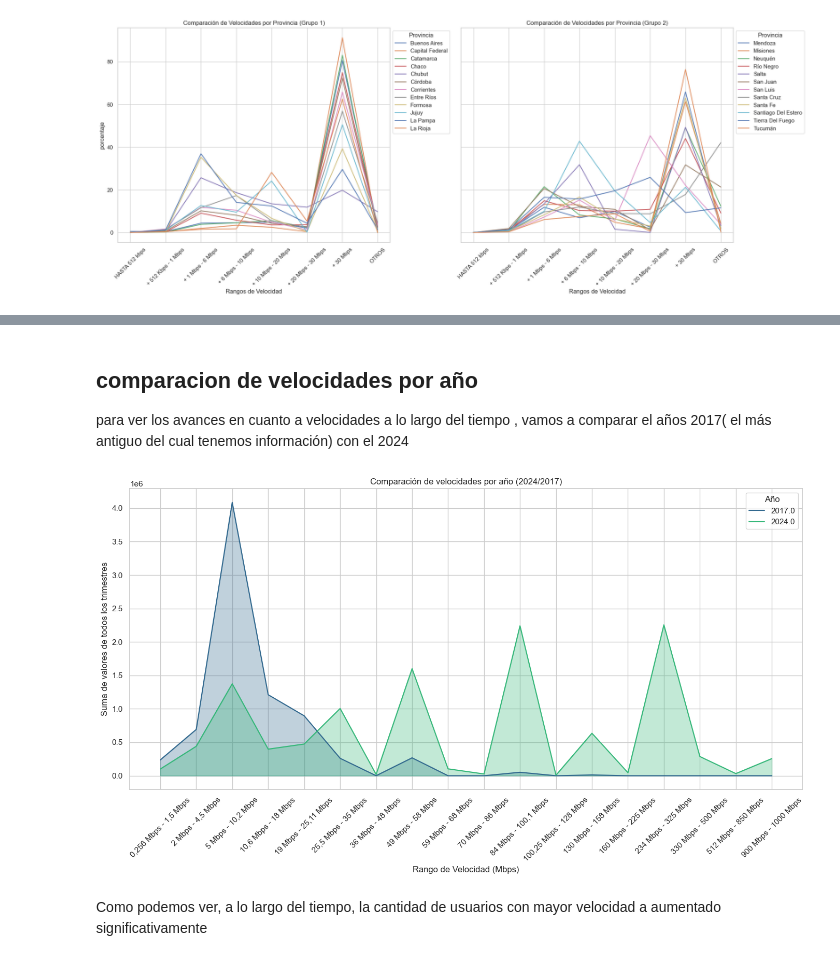
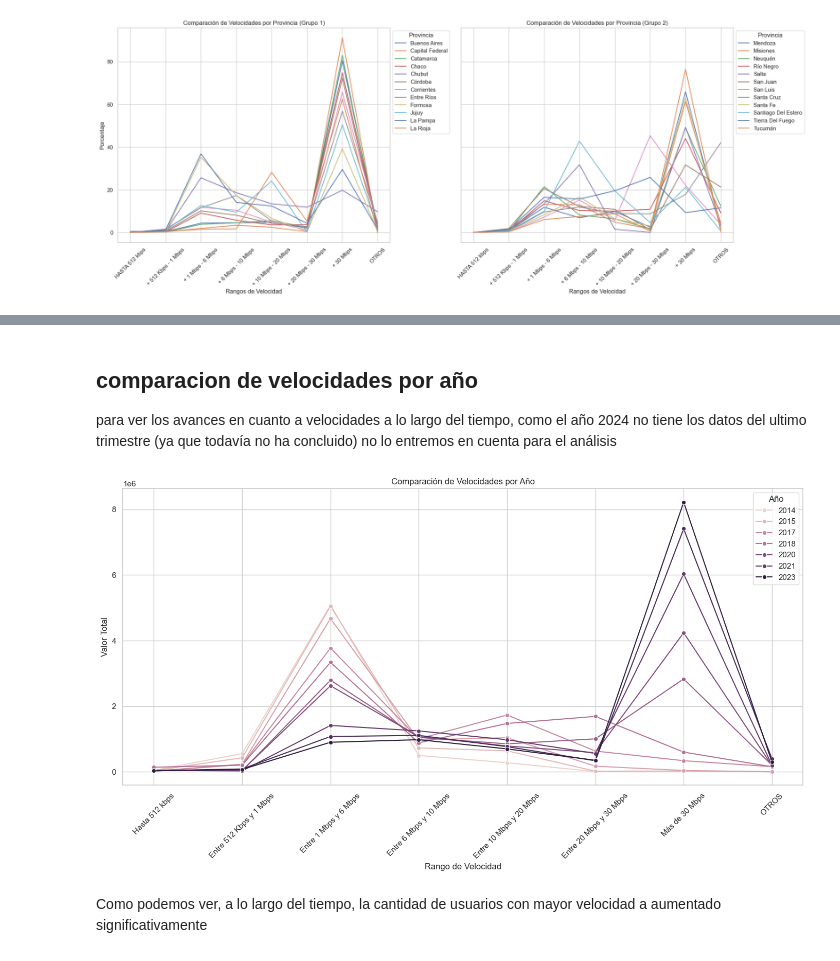
Before and after one commit to federicopiparo/Proyecto-Individual-N-2---Piparo-Federico, a Jupyter notebook: proyecto individual EDA -Federico piapro/EDA.ipynb, the cells around one changed output, grey strips where cells are left out. Saved outputs shown, nothing was run; the diff lists cells and outputs as text; code cells hidden in the pictures.

```diff
--- a/proyecto individual EDA -Federico piapro/EDA.ipynb
+++ b/proyecto individual EDA -Federico piapro/EDA.ipynb
@@ -306,46 +332,43 @@ plt.show()
 # %% [markdown]
 ## comparacion de velocidades por año
 
-para ver los avances en cuanto a velocidades a lo largo del tiempo , vamos a comparar el años 2017( el más antiguo del cual tenemos información) con el 2024
+para ver los avances en cuanto a velocidades a lo largo del tiempo, como el año 2024 no tiene los datos del ultimo trimestre (ya que todavía no ha concluido) no lo entremos en cuenta para el análisis
-# %%
-# Paso 1: Agrupar por Año y sumar los trimestres
-df_por_año = DF_Velocidad_sin_Rangos.groupby('Año').sum()
-
-# Paso 2: Filtrar solo los años 2017 y 2024
-df_años_filtrados = df_por_año.loc[df_por_año.index.isin([2017, 2024])]
-
-# Paso 3: Filtrar solo las columnas con velocidades entre 0 Mbps y 1000 Mbps
-df_velocidades_filtrado = df_años_filtrados.loc[:, '0,256 Mbps':'1000 Mbps']
-
-# Paso 4: Agrupar las columnas de 10 en 10 y sumar
-df_combinado = pd.DataFrame()
-
-# Crear un nuevo DataFrame con las sumas de cada grupo de 10 columnas
-columnas = df_velocidades_filtrado.columns
-for i in range(0, len(columnas), 10):
-    columnas_seleccionadas = columnas[i:i+10]
-    df_combinado[f'{columnas_seleccionadas[0]} - {columnas_seleccionadas[-1]}'] = df_velocidades_filtrado[columnas_seleccionadas].sum(axis=1)
-
-# Paso 5: Transponer el DataFrame para que las velocidades estén en el eje X y los años en el eje Y
-df_transpuesto = df_combinado.T
-
-# Paso 6: Crear la gráfica con una paleta de colores gradual
-plt.figure(figsize=(14, 8))
-colores = sns.color_palette("viridis", n_colors=len(df_transpuesto.columns))
-
-# Graficar cada año con relleno debajo de la línea
-for i, año in enumerate(df_transpuesto.columns):
-    plt.plot(df_transpuesto.index, df_transpuesto[año], label=f'{año}', color=colores[i])
-    plt.fill_between(df_transpuesto.index, df_transpuesto[año], color=colores[i], alpha=0.3)
-
-plt.xlabel('Rango de Velocidad (Mbps)')
-plt.ylabel('Suma de valores de todos los trimestres')
-plt.title('Comparación de velocidades por año (2024/2017)')
-plt.legend(title='Año')
-plt.xticks(rotation=45)
-plt.tight_layout()  # Ajustar el diseño para que no se corte
-plt.show()
-# %% [output]
-[figure, removed]
+# %%
+
+# Paso 1: Filtrar el DataFrame para obtener solo los datos del Trimestre 4, ya que estos son los datos más actualizados de cada Año
+df_trimestre_4 = DF_Totales_Accesos_por_velocidad[DF_Totales_Accesos_por_velocidad['Trimestre'] == 4]
+
+# Paso 2: Filtrar las columnas de interés (velocidades)
+columnas_velocidades = ['Hasta 512 kbps',
+                        'Entre 512 Kbps y 1 Mbps',
+                        'Entre 1 Mbps y 6 Mbps',
+                        'Entre 6 Mbps y 10 Mbps',
+                        'Entre 10 Mbps y 20 Mbps',
+                        'Entre 20 Mbps y 30 Mbps',
+                        'Más de 30 Mbps',
+                        'OTROS']
+
+# Filtrar solo las columnas de interés
+df_velocidades_filtrado = df_trimestre_4[['Año'] + columnas_velocidades]
+
+# Paso 3: Reestructurar el DataFrame para que las velocidades estén en el eje X
+df_melted = df_velocidades_filtrado.melt(id_vars='Año',
+                                          value_vars=columnas_velocidades,
+                                          var_name='Velocidad',
+                                          value_name='Valor')
+
+# Paso 4: Crear el gráfico
+plt.figure(figsize=(14, 8))
+sns.lineplot(data=df_melted, x='Velocidad', y='Valor', hue='Año', marker='o')
+
+plt.xlabel('Rango de Velocidad')
+plt.ylabel('Valor Total')
+plt.title('Comparación de Velocidades por Año')
+plt.xticks(rotation=45)
+plt.legend(title='Año')
+plt.tight_layout()  # Ajustar el diseño para que no se corte
+plt.show()
+# %% [output]
+[figure, added]
 # %% [markdown]
 Como podemos ver, a lo largo del tiempo, la cantidad de usuarios con mayor velocidad a aumentado significativamente
```
Also changed, not shown: parts of 12 cells of this notebook.
